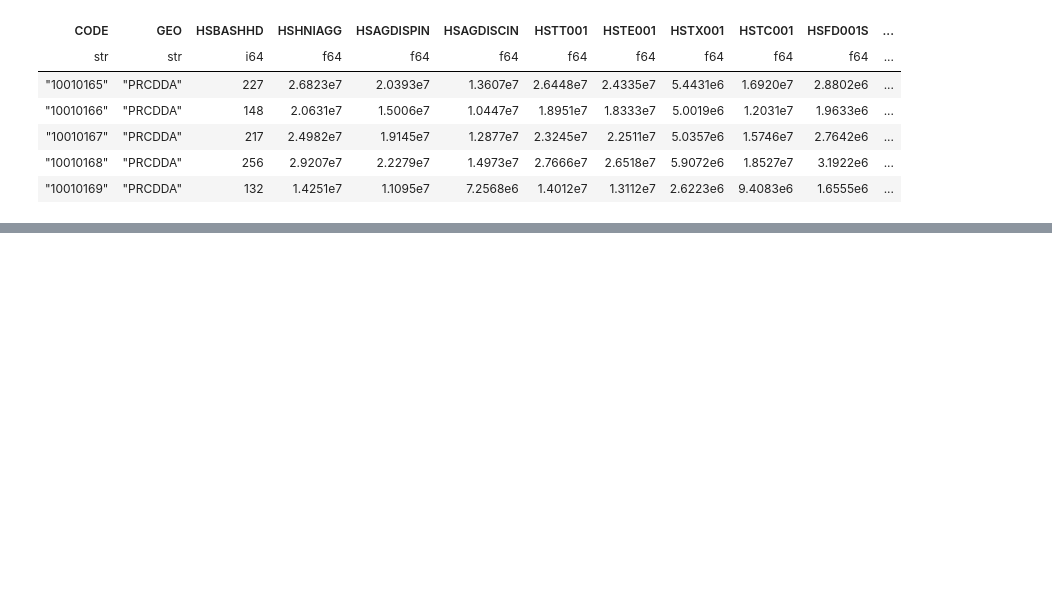
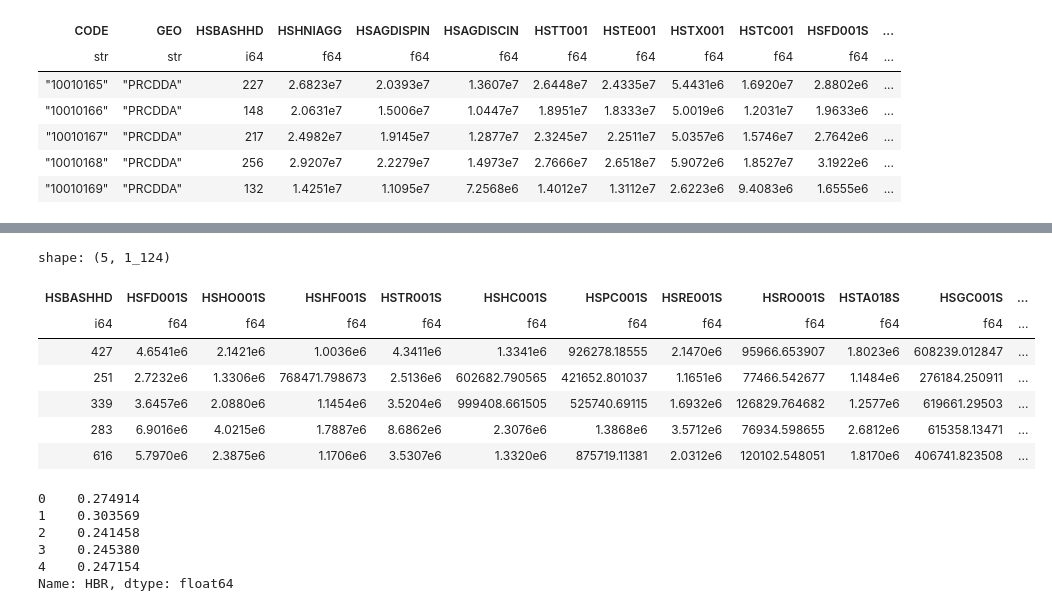
Before and after one commit to Astru5/DS3000, a Jupyter notebook: notebooks/data_prep.ipynb, the cells around one changed output, grey strips where cells are left out. Cells and saved outputs as stored; diff of their text form; code cells hidden in the pictures; blank space fills up the shorter version.

```diff
--- a/notebooks/data_prep.ipynb
+++ b/notebooks/data_prep.ipynb
@@ -119,0 +191,28 @@ shape: (5, 393)
+# %%
+# split into train and test
+
+X_train, X_test, y_train, y_test = train_test_split(data.drop('HBR'),
+                                                    data.select('HBR'),
+                                                    test_size = 0.2,
+                                                    random_state = 42)
+
+y_train = y_train.to_pandas().squeeze()
+y_test = y_test.to_pandas().squeeze()
+
+display(X_train.head())
+display(y_train.head())
+# %% [output]
+shape: (5, 1_124)
+| HSBASHHD | HSFD001S | HSHO001S | HSHF001S | HSTR001S | HSHC001S | HSPC001S | HSRE001S | HSRO001S | HSTA018S | HSGC001S | ... |
+| i64 | f64 | f64 | f64 | f64 | f64 | f64 | f64 | f64 | f64 | f64 | ... |
+| 427 | 4.6541e6 | 2.1421e6 | 1.0036e6 | 4.3411e6 | 1.3341e6 | 926278.18555 | 2.1470e6 | 95966.653907 | 1.8023e6 | 608239.012847 | ... |
+| 251 | 2.7232e6 | 1.3306e6 | 768471.798673 | 2.5136e6 | 602682.790565 | 421652.801037 | 1.1651e6 | 77466.542677 | 1.1484e6 | 276184.250911 | ... |
+| 339 | 3.6457e6 | 2.0880e6 | 1.1454e6 | 3.5204e6 | 999408.661505 | 525740.69115 | 1.6932e6 | 126829.764682 | 1.2577e6 | 619661.29503 | ... |
+| 283 | 6.9016e6 | 4.0215e6 | 1.7887e6 | 8.6862e6 | 2.3076e6 | 1.3868e6 | 3.5712e6 | 76934.598655 | 2.6812e6 | 615358.13471 | ... |
+| 616 | 5.7970e6 | 2.3875e6 | 1.1706e6 | 3.5307e6 | 1.3320e6 | 875719.11381 | 2.0312e6 | 120102.548051 | 1.8170e6 | 406741.823508 | ... |
+0    0.274914
+1    0.303569
+2    0.241458
+3    0.245380
+4    0.247154
+Name: HBR, dtype: float64
```
Also changed, not shown: parts of 9 cells of this notebook, 2 other files.
